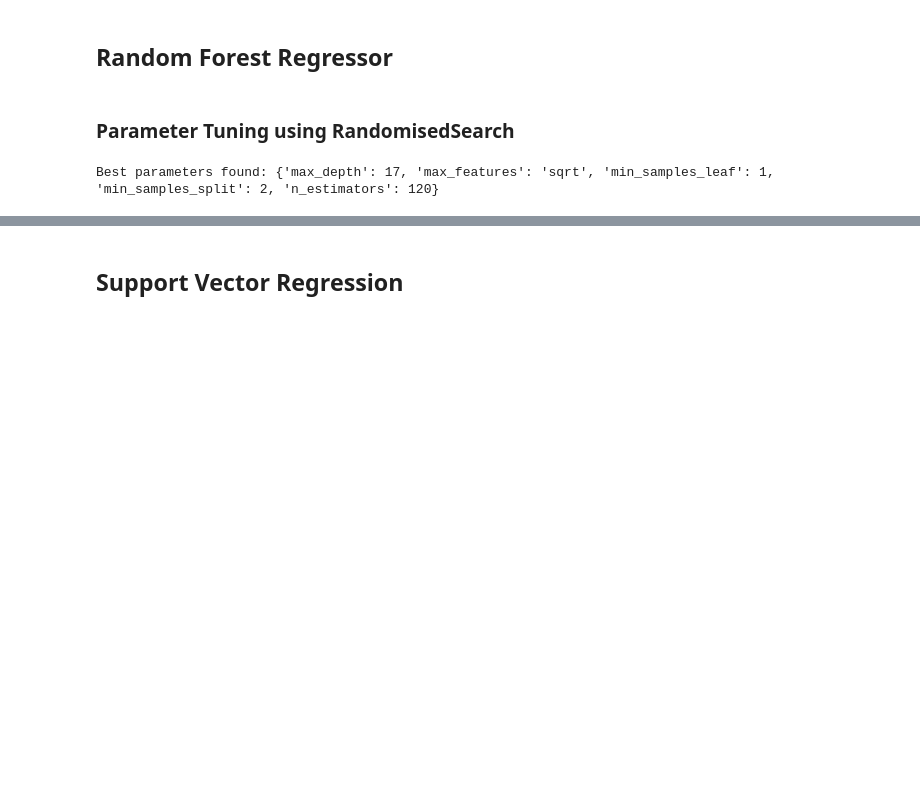
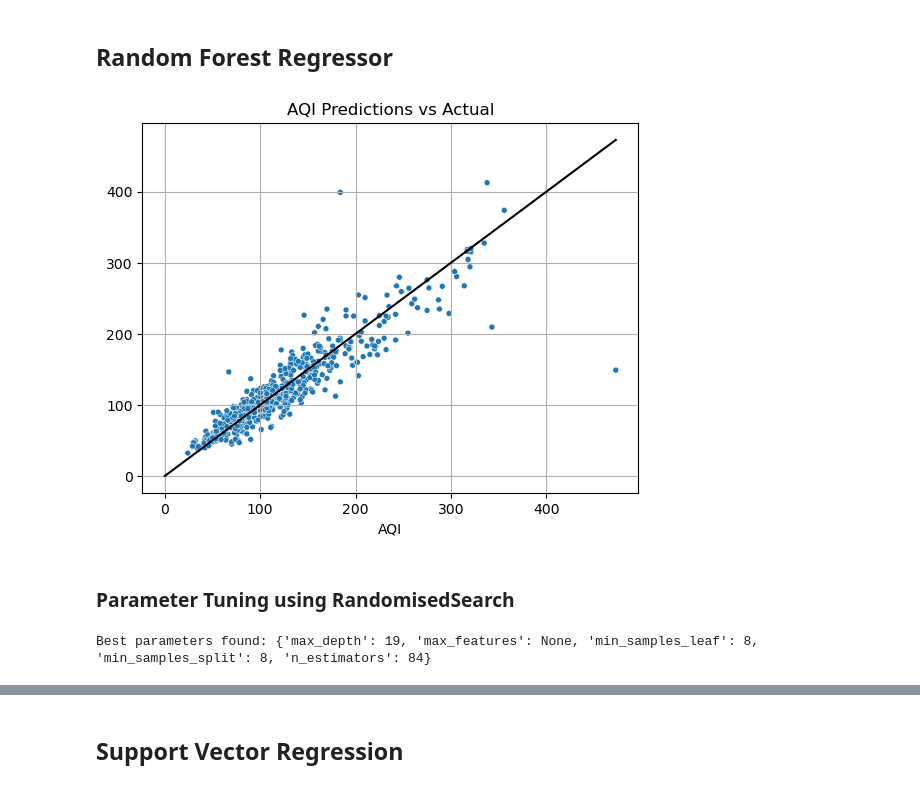
Before and after one commit to Luke1709/CSC-40080, a Jupyter notebook: final.ipynb, the cells around one changed output, grey strips where cells are left out. Drawn from its saved outputs; the diff is of its cells as text; code cells hidden in the pictures; blank space fills up the shorter version.

```diff
--- a/final.ipynb
+++ b/final.ipynb
@@ -935,18 +938,21 @@ rf_cv_r2 = cross_val_score(rf, X, y, cv=5, scoring='r2')
 rf_mse = mean_squared_error(y_test, y_pred_rf)
 rf_rmse = np.sqrt(rf_mse)
 rf_r2 = r2_score(y_test, y_pred_rf)
+# %%
+# Visual plot of y_pred vs y
+sns.scatterplot(x=y_test, y=y_pred_rf, size=0.05)
+sns.lineplot(x=np.linspace(0,max(y_test)),y=np.linspace(0,max(y_test)), color = 'black')
+plt.title("AQI Predictions vs Actual")
+plt.grid()
+plt.legend().remove()
+# %% [output]
+[figure, added]
 # %% [markdown]
 ### Parameter Tuning using RandomisedSearch
 # %%
 from scipy.stats import randint
 from sklearn.model_selection import RandomizedSearchCV
 
-# Prepare data
-X = model_data.drop(['City', 'Date', 'AQI'], axis=1)
-y = model_data['AQI']
-
-# Split the data
-X_train, X_test, y_train, y_test = train_test_split(X, y, test_size=0.2, random_state=42)
 
 # Initialize the RandomForestRegressor
 rf = RandomForestRegressor(random_state=42)
@@ -979,7 +985,7 @@ print(f"Best parameters found: {best_params}")
 best_rf = random_search.best_estimator_
 y_pred_best_rf = best_rf.predict(X_test)
 # %% [output]
-Best parameters found: {'max_depth': 17, 'max_features': 'sqrt', 'min_samples_leaf': 1, 'min_samples_split': 2, 'n_estimators': 120}
+Best parameters found: {'max_depth': 19, 'max_features': None, 'min_samples_leaf': 8, 'min_samples_split': 8, 'n_estimators': 84}
 # %%
 # Evaluate the best model
 rf_mse_best = mean_squared_error(y_test, y_pred_best_rf)
```
Also changed, not shown: parts of 55 cells of this notebook, 1 other file.
